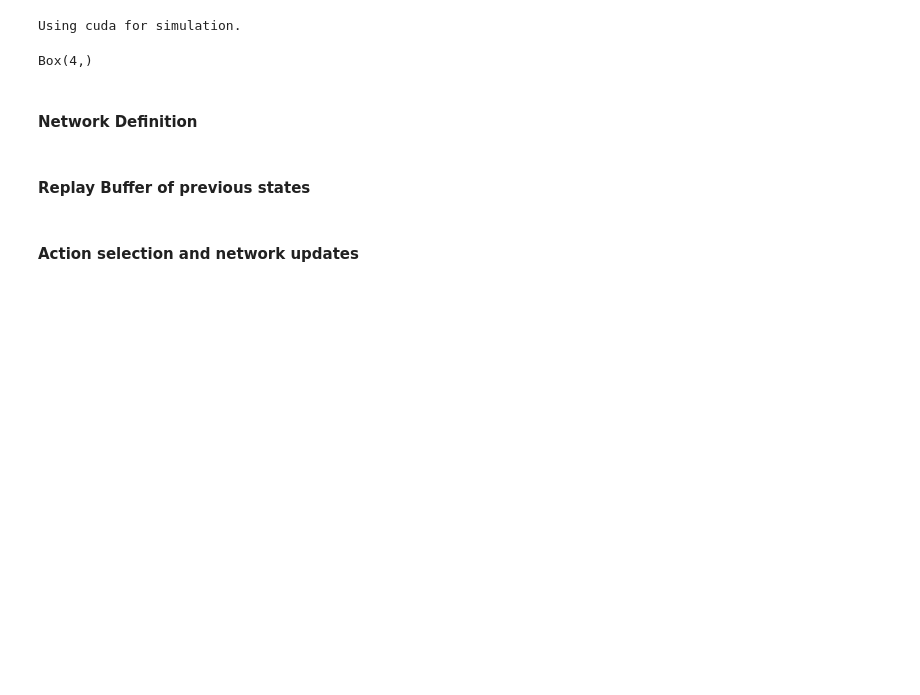
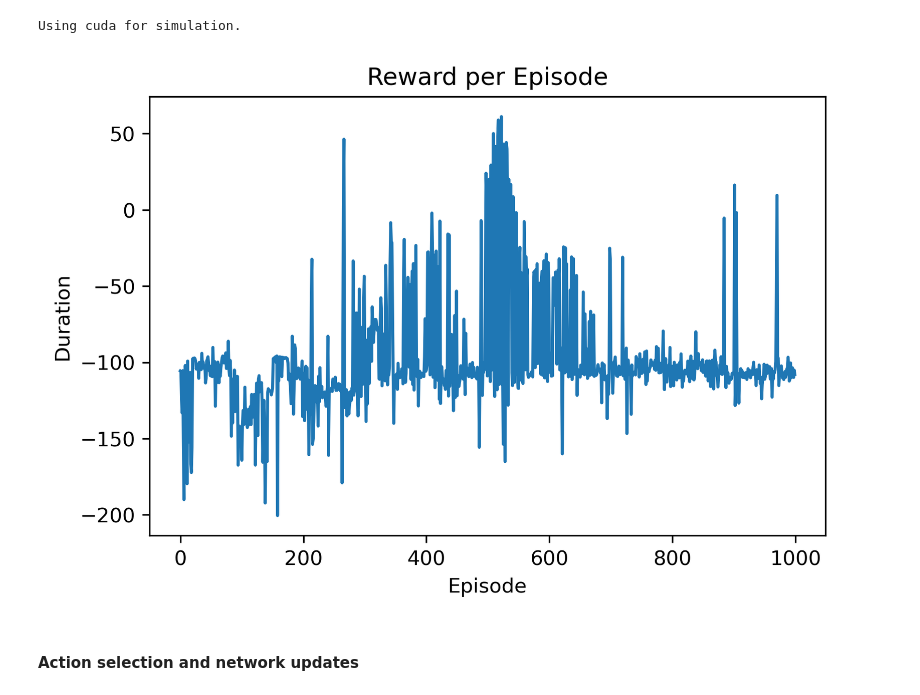
Before and after one commit to dabiged/RLPlayground, a Jupyter notebook: DDPG/BipedalWalker.ipynb, the cells around one changed output. Drawn from its saved outputs; the diff is of its cells as text; code cells hidden in the pictures; blank space fills up the shorter version.

```diff
--- a/DDPG/BipedalWalker.ipynb
+++ b/DDPG/BipedalWalker.ipynb
@@ -76,6 +335,70 @@ Using cuda for simulation.
+# %%
+save_states=50
+num_episodes=1000
+for i_episode in range(num_episodes):
+    state = torch.from_numpy(np.cast['float32'](env.reset())).unsqueeze(0).to(device)
+    TotalReward=0
+    aLoss = []
+    cLoss = []
+    episode_frames=[]
+    noise.reset()
+    for t in count():
+        action = select_action(state)
+        action = noise.get_action(action, t)
+        next_state, reward, done, _ = env.step(action)
+
+        if render:
+            env.render()
+        if i_episode % save_states == 0:
+            env.render()
+            episode_frames.append(env.render(mode = 'rgb_array'))
+        if reward != -100:
+            # Reward standing
+            reward *= 2
+            reward += 0.1
+        TotalReward+= reward
+        action = torch.from_numpy(np.cast['float32'](action)).unsqueeze(0).to(device)
+        next_state = torch.from_numpy(np.cast['float32'](next_state)).unsqueeze(0).to(device)
+        reward = torch.tensor([reward], device=device,dtype=torch.float32).unsqueeze(0).to(device)
+
+        if not done:
+            isDone = 0
+        else:
+            isDone = 1
+        isDone = torch.tensor([isDone], device=device,dtype=torch.float32).unsqueeze(0).to(device)
+        memory.push(state, action, next_state, reward, isDone)
+
+        state = next_state
+
+        # Perform one step of the optimization
+        actor_loss, critic_loss = optimize_model()
+        aLoss.append(actor_loss)
+        cLoss.append(critic_loss)
+
+        if debug_loss:
+            print ("ALoss: ", np.round(actor_loss,decimals=3), "CLoss:", np.round(critic_loss,decimals=3))
+
+        if done:
+            episode_durations.append(t + 1)
+            reward_values.append(TotalReward)
+            if plot:
+                plot_reward(reward_values)
+            break
+    if i_episode % save_states == 0:
+        frame_values.append(episode_frames)
+
+
+#env.render()
+env.close()
+#plt.ioff()
+#plt.show()
+if plot:
+    plot_reward(reward_values)
+
+#plt.plot(cLoss)
+#plt.plot(aLoss)
+#plt.show()
+# %% [output]
+[figure, added]
 # %%
-env.action_space
+env.close()
-# %% [output]
-Box(4,)
-# %% [markdown]
-#### Network Definition
@@ -122,2 +404,0 @@ class Critic_Network(nn.Module):
-# %% [markdown]
-#### Replay Buffer of previous states
```
Also changed, not shown: parts of 22 cells of this notebook.
